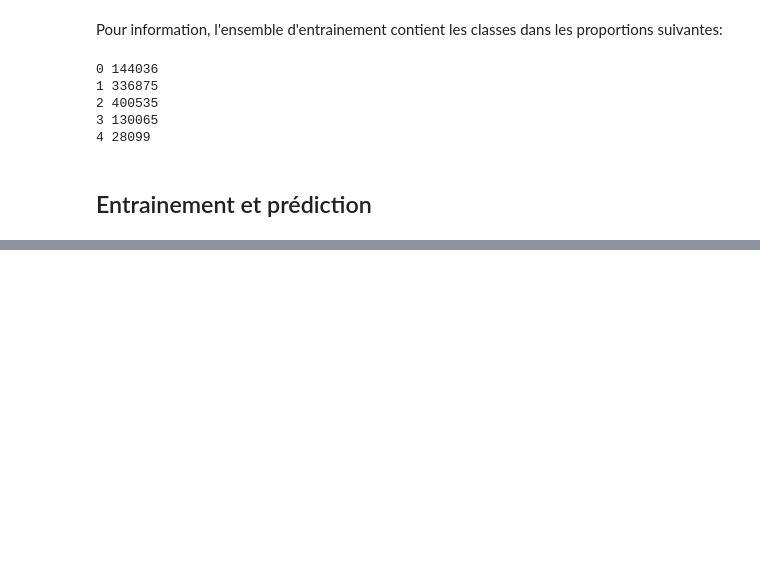
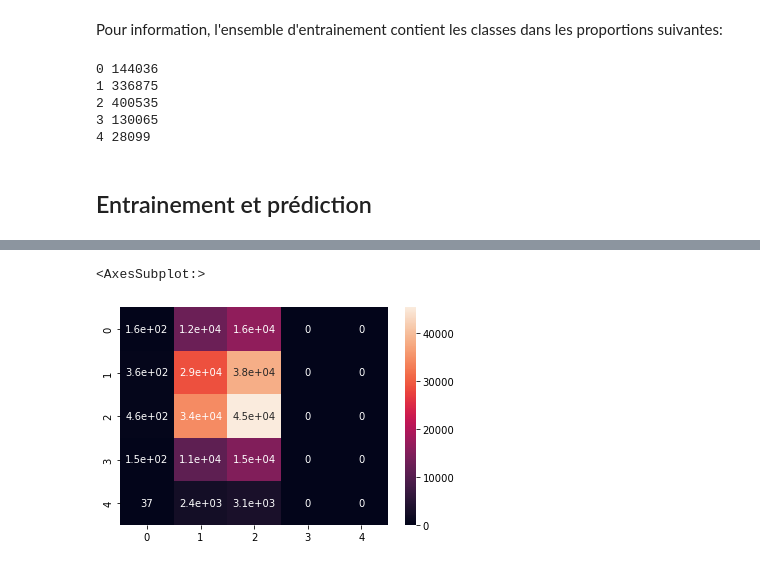
Before and after one commit to OFloyd/formation_greta, a Jupyter notebook: projet/machine_learning_v1.ipynb, the cells around one changed output, grey strips where cells are left out. Saved outputs shown, nothing was run; the diff lists cells and outputs as text; code cells hidden in the pictures; blank space fills up the shorter version.

```diff
--- a/projet/machine_learning_v1.ipynb
+++ b/projet/machine_learning_v1.ipynb
@@ -207,3 +210,9 @@ sns.histplot(x=y_test.values.ravel(), y=y_pred, cbar=True)
+# %%
+co=confusion_matrix(y_test.values.ravel(), y_pred)
+sns.heatmap(co, annot = True)
+# %% [output]
+<AxesSubplot:>
+[figure, added]
 # %%
 print(feat)
 clf2.feature_importances_
```
Also changed, not shown: parts of 25 cells of this notebook.
